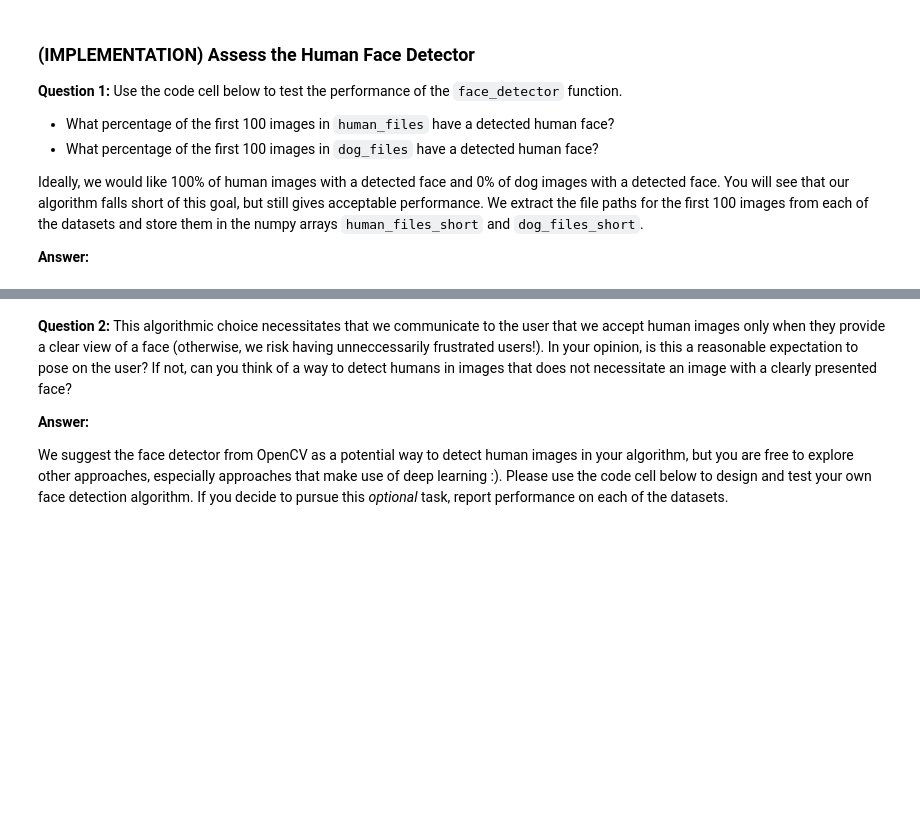
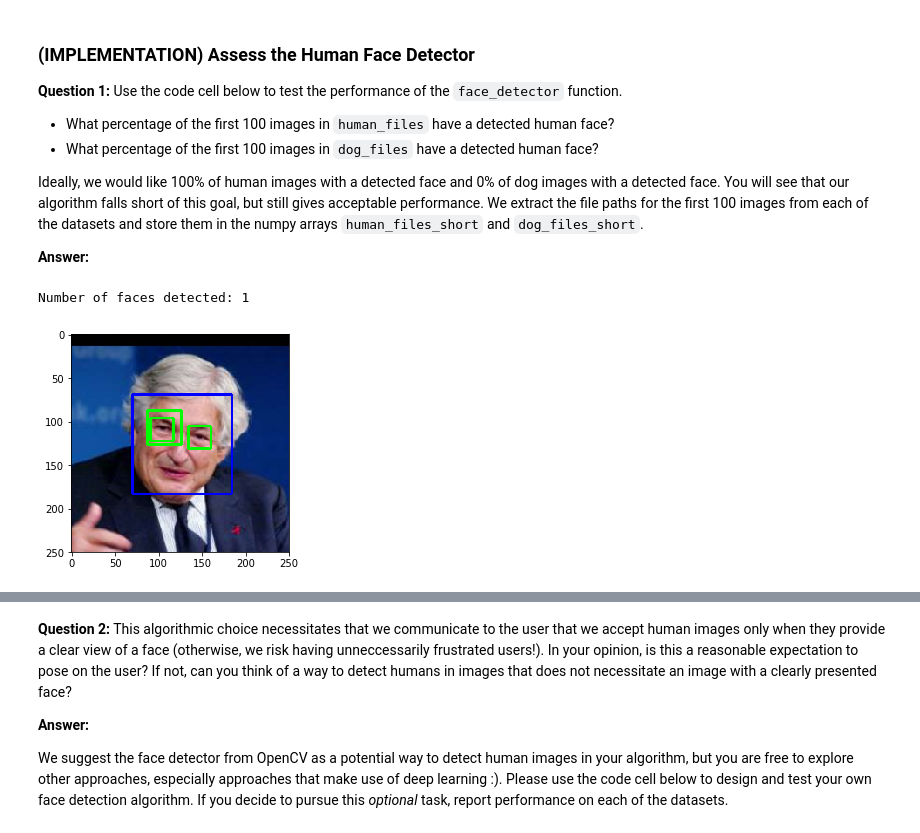
Before and after one commit to adamliuio/aind, a Jupyter notebook: term_2/P1-dog_project-Adam_liu/dog_app.ipynb, the cells around one changed output, grey strips where cells are left out. Cells and saved outputs as stored; diff of their text form; code cells hidden in the pictures; blank space fills up the shorter version.

```diff
--- a/term_2/P1-dog_project-Adam_liu/dog_app.ipynb
+++ b/term_2/P1-dog_project-Adam_liu/dog_app.ipynb
@@ -178,6 +248,11 @@ __Question 1:__ Use the code cell below to test the performance of the `face_det
 Ideally, we would like 100% of human images with a detected face and 0% of dog images with a detected face.  You will see that our algorithm falls short of this goal, but still gives acceptable performance.  We extract the file paths for the first 100 images from each of the datasets and store them in the numpy arrays `human_files_short` and `dog_files_short`.
 
 __Answer:__
+# %%
+show_image(human_files[102])
+# %% [output]
+Number of faces detected: 1
+[figure, added]
 # %%
 dog_files_short   = train_files[:100]
 human_files_short = human_files[:100]
```
Also changed, not shown: parts of 22 cells of this notebook, 17 other files.
